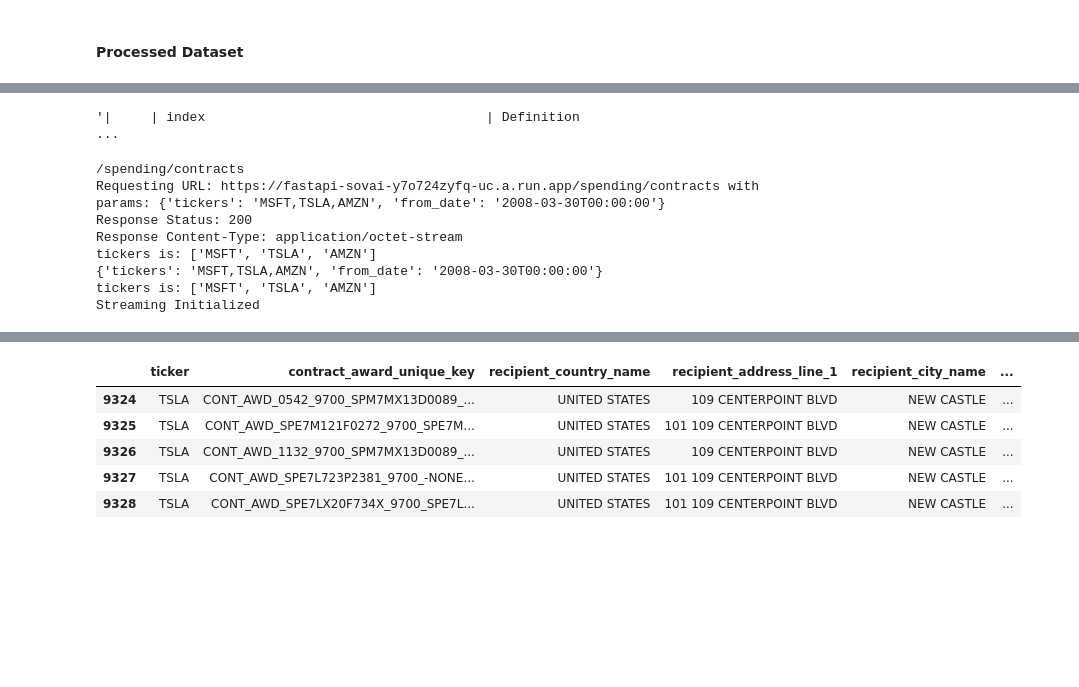
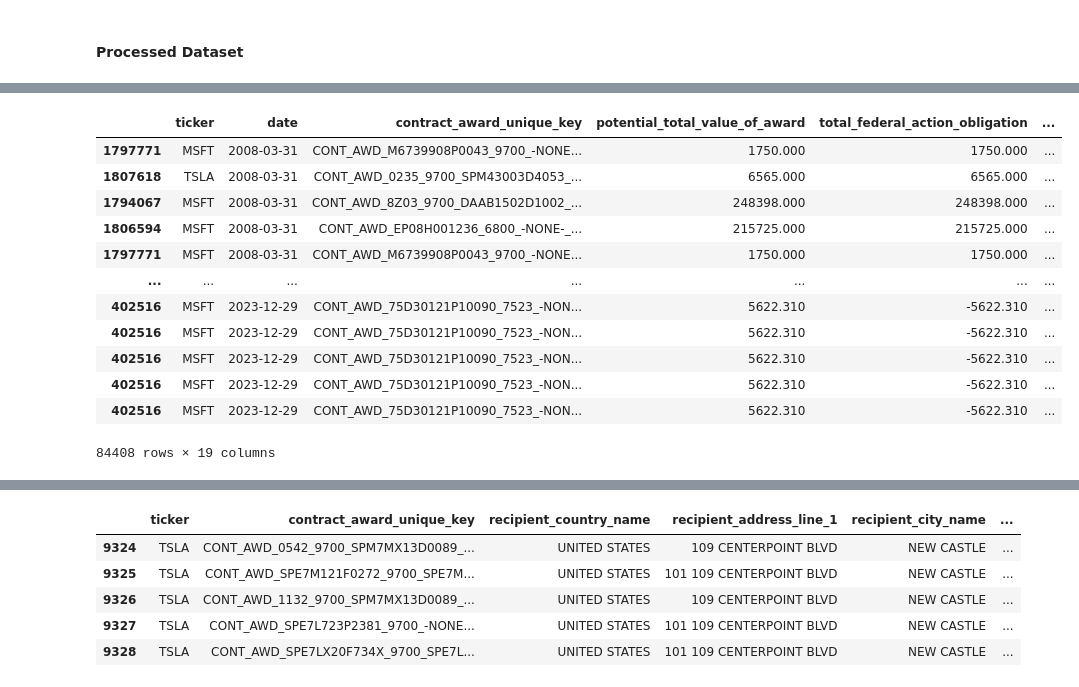
Before and after one commit to souzatharsis/sovai-public, a Jupyter notebook: notebooks/tutorials/Government Spending.ipynb, the cells around one changed output, grey strips where cells are left out. Cells and saved outputs as stored; diff of their text form; code cells hidden in the pictures; blank space fills up the shorter version.

```diff
--- a/notebooks/tutorials/Government Spending.ipynb
+++ b/notebooks/tutorials/Government Spending.ipynb
@@ -70,17 +13,18 @@ Successfully installed tabulate-0.9.0
-# %%
-cols_to_fetch[cols_to_fetch["index"].isin(df_contracts.columns)][["index","Definition"]].to_markdown()
-# %% [output]
-'|     | index                                    | Definition                                                                                                                                           ...
-# %%
-df_contracts = sov.data("spending/contracts", start_date="2008-03-30", tickers=["MSFT","TSLA", "AMZN"], purge_cache=True)
-# %% [output]
-/spending/contracts
-Requesting URL: https://fastapi-sovai-y7o724zyfq-uc.a.run.app/spending/contracts with params: {'tickers': 'MSFT,TSLA,AMZN', 'from_date': '2008-03-30T00:00:00'}
-Response Status: 200
-Response Content-Type: application/octet-stream
-tickers is: ['MSFT', 'TSLA', 'AMZN']
-{'tickers': 'MSFT,TSLA,AMZN', 'from_date': '2008-03-30T00:00:00'}
-tickers is: ['MSFT', 'TSLA', 'AMZN']
-Streaming Initialized
+# %%
+df_contracts.sort_values("date")
+# %% [output]
+|  | ticker | date | contract_award_unique_key | potential_total_value_of_award | total_federal_action_obligation | ... |
+| 1797771 | MSFT | 2008-03-31 | CONT_AWD_M6739908P0043_9700_-NONE... | 1750.000 | 1750.000 | ... |
+| 1807618 | TSLA | 2008-03-31 | CONT_AWD_0235_9700_SPM43003D4053_... | 6565.000 | 6565.000 | ... |
+| 1794067 | MSFT | 2008-03-31 | CONT_AWD_8Z03_9700_DAAB1502D1002_... | 248398.000 | 248398.000 | ... |
+| 1806594 | MSFT | 2008-03-31 | CONT_AWD_EP08H001236_6800_-NONE-_... | 215725.000 | 215725.000 | ... |
+| 1797771 | MSFT | 2008-03-31 | CONT_AWD_M6739908P0043_9700_-NONE... | 1750.000 | 1750.000 | ... |
+| ... | ... | ... | ... | ... | ... | ... |
+| 402516 | MSFT | 2023-12-29 | CONT_AWD_75D30121P10090_7523_-NON... | 5622.310 | -5622.310 | ... |
+| 402516 | MSFT | 2023-12-29 | CONT_AWD_75D30121P10090_7523_-NON... | 5622.310 | -5622.310 | ... |
+| 402516 | MSFT | 2023-12-29 | CONT_AWD_75D30121P10090_7523_-NON... | 5622.310 | -5622.310 | ... |
+| 402516 | MSFT | 2023-12-29 | CONT_AWD_75D30121P10090_7523_-NON... | 5622.310 | -5622.310 | ... |
+| 402516 | MSFT | 2023-12-29 | CONT_AWD_75D30121P10090_7523_-NON... | 5622.310 | -5622.310 | ... |
+84408 rows × 19 columns
 # %%
 df_transactions = sov.data("spending/transactions", start_date="2008-03-30", tickers=["MSFT","TSLA"])
```
Also changed, not shown: parts of 25 cells of this notebook, 14 other files.
